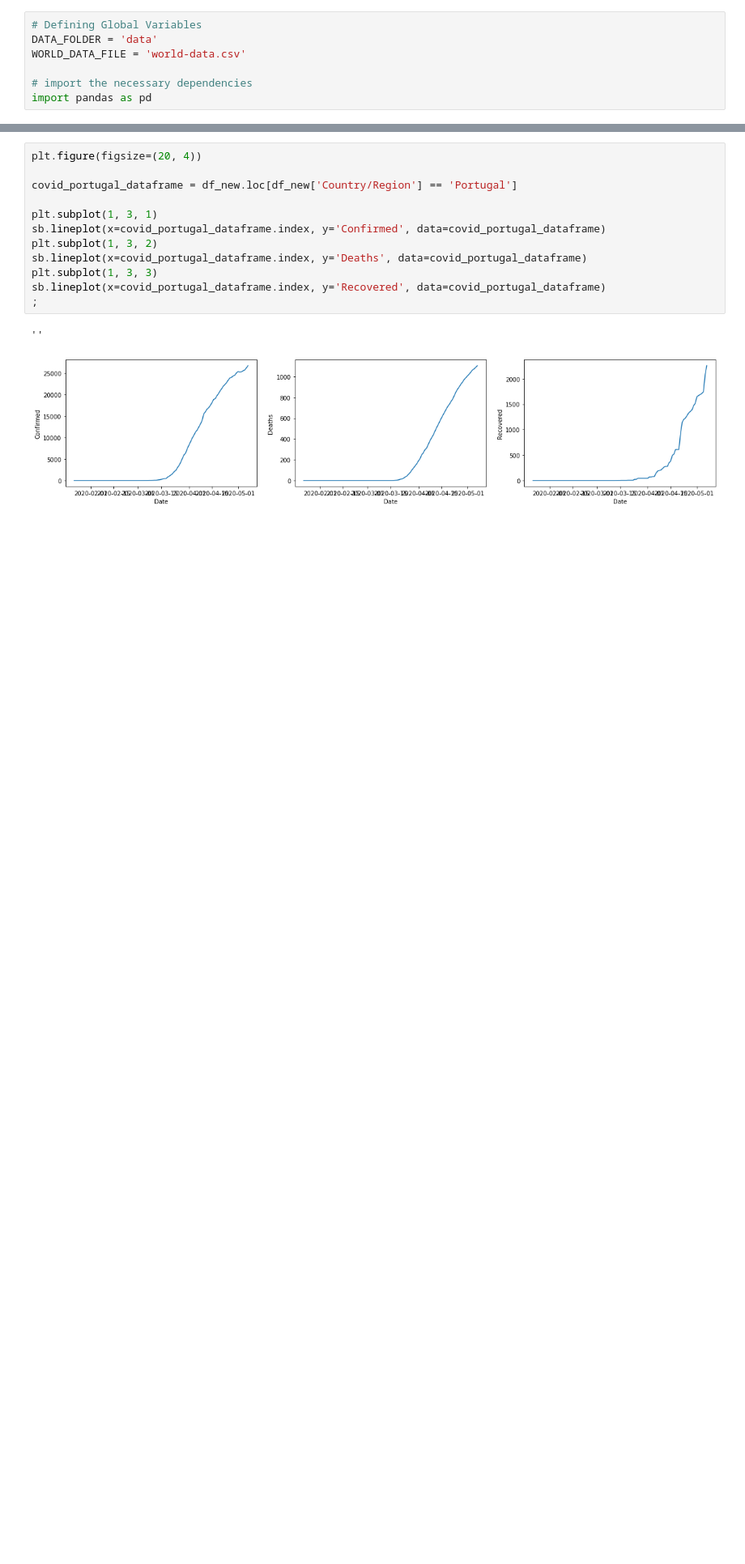
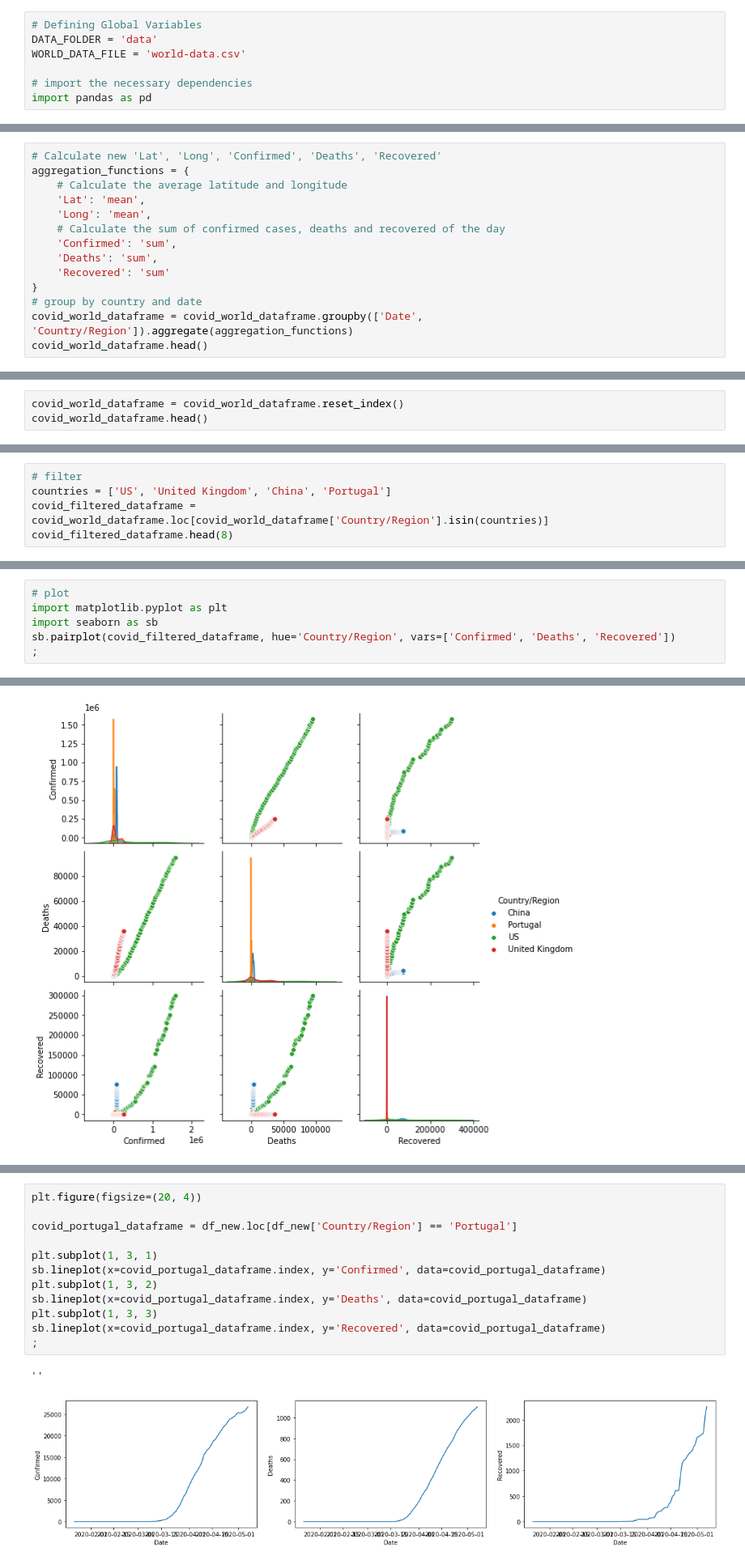
Before and after one commit to diogosmac/covid-forecast-feup-iart, a Jupyter notebook: projects/project2/project.ipynb, the cells around one changed output, grey strips where cells are left out. Shown at 81% size. Saved outputs shown, nothing was run; the diff lists cells and outputs as text; blank space fills up the shorter version.

```diff
--- a/projects/project2/project.ipynb
+++ b/projects/project2/project.ipynb
@@ -126,0 +64,14 @@ df_new.head(8)
+# %%
+# Calculate new 'Lat', 'Long', 'Confirmed', 'Deaths', 'Recovered'
+aggregation_functions = {
+    # Calculate the average latitude and longitude
+    'Lat': 'mean',
+    'Long': 'mean',
+    # Calculate the sum of confirmed cases, deaths and recovered of the day
+    'Confirmed': 'sum',
+    'Deaths': 'sum',
+    'Recovered': 'sum'
+}
+# group by country and date
+covid_world_dataframe = covid_world_dataframe.groupby(['Date', 'Country/Region']).aggregate(aggregation_functions)
+covid_world_dataframe.head()
@@ -126,0 +100,3 @@ df_new.head(8)
+# %%
+covid_world_dataframe = covid_world_dataframe.reset_index()
+covid_world_dataframe.head()
@@ -126,0 +114,5 @@ df_new.head(8)
+# %%
+# filter
+countries = ['US', 'United Kingdom', 'China', 'Portugal']
+covid_filtered_dataframe = covid_world_dataframe.loc[covid_world_dataframe['Country/Region'].isin(countries)]
+covid_filtered_dataframe.head(8)
@@ -126,0 +138,7 @@ df_new.head(8)
+# %%
+# plot
+import matplotlib.pyplot as plt
+import seaborn as sb
+sb.pairplot(covid_filtered_dataframe, hue='Country/Region', vars=['Confirmed', 'Deaths', 'Recovered'])
+;
+# %% [output]
@@ -126,0 +146 @@ df_new.head(8)
+[figure, added]
```
Also changed, not shown: parts of 60 cells of this notebook.
